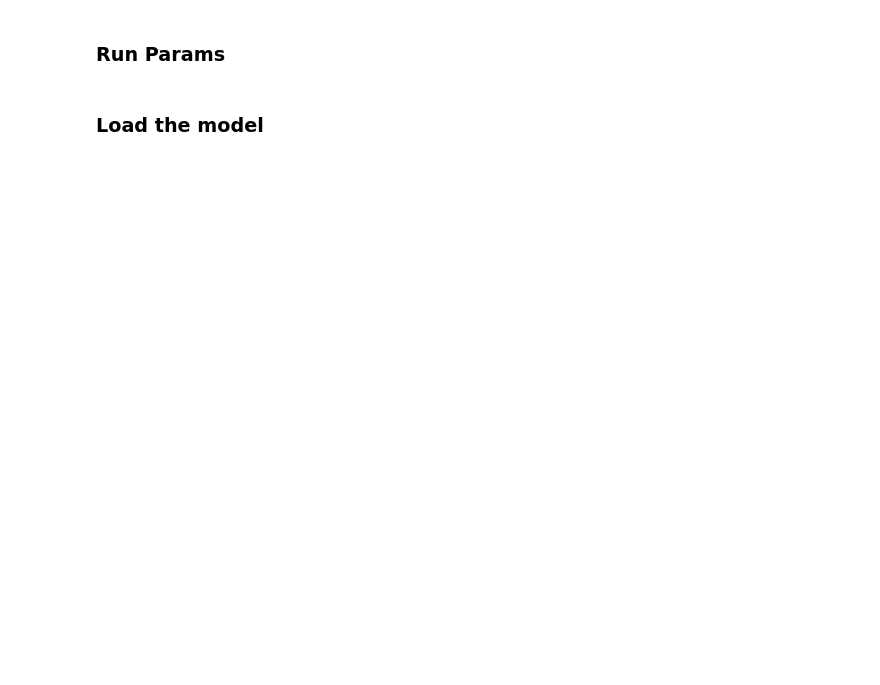
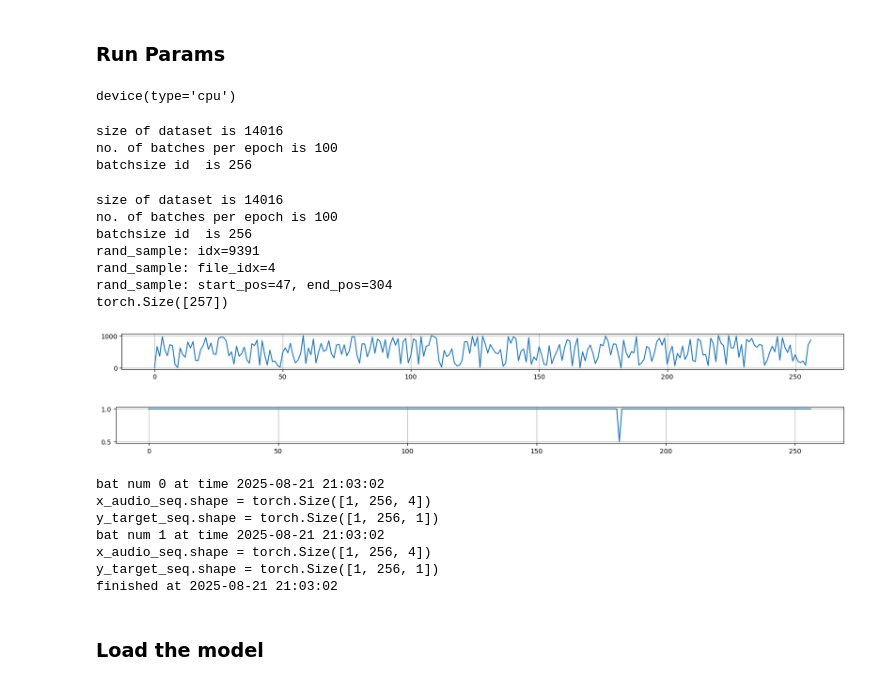
Before and after one commit to lonce/RNNControl2, a Jupyter notebook: Train.ipynb, the cells around one changed output. Drawn from its saved outputs; the diff is of its cells as text; code cells hidden in the pictures; blank space fills up the shorter version.

Commit message:
dac dataset and altered train.py

```diff
--- a/Train.ipynb
+++ b/Train.ipynb
@@ -30,7 +31,7 @@ These parameters are saved to file, and serve several purposes:
 # %%
 resume_checkpoint= None # str(Path("./output/20250808_182912/"))
 #sourcedatadir = str(Path('./data/nsynth.64.76_sm'))
-sourcedatadir = os.path.join(os.getcwd(), 'data', 'nsynth.64.76_sm' )
+sourcedatadir = os.path.join(os.getcwd(), 'data', 'dac_encoded_audio' )
 
 params = dict(
     # Read/write directory of data & parameter files
@@ -63,7 +64,7 @@ params = dict(
     input_size = 1,
     hiddenSize = 24, #100,
     nLayers = 3,
-    numtokens = 128, # mulaw quant levels
+    numtokens = 1024, # mulaw quant levels
     dropout = 0.1
 )
 # %%
@@ -85,6 +106,8 @@ max_length = params['seqLen']*3  #length of the sequence used to inspect progres
 device = torch.device('cuda:0' if torch.cuda.is_available() else 'cpu')
 #device='cpu'
 device
+# %% [output]
+device(type='cpu')
 # %%
 # Some utility functions
 #*************************************
@@ -137,54 +160,75 @@ testdata_config = AudioDatasetConfig(
 )
 
 # === Dataset and Loader ===
-adataset = MuLawAudioDataset2(data_config)
-train_loader = DataLoader(adataset,
+dataset = DACDataset(data_config)
+train_loader = DataLoader(dataset,
                              batch_size=params['batch_size'],
                              shuffle=True,
-                             num_workers=4,
+                             num_workers=0,
                              drop_last=True)
 
-testdataset = MuLawAudioDataset2(testdata_config)
+testdataset = DACDataset(testdata_config)
 test_loader = DataLoader(testdataset,
                             batch_size=1,
                             shuffle=True,
-                            num_workers=4,
+                            num_workers=0,
                             drop_last=True)
 
 # The data "size" is the number of possible sequences the data loader can provide.
 # Since the sequences are chosen randomly from the file, the number of possible sequence is the total number of audio samples in the set (minus the ones that start less than sequence length from the end of the files)
-print("size of dataset is",len(adataset))
+print("size of dataset is",len(dataset))
 print("no. of batches per epoch is", params['batches_per_epoch'])
 print("batchsize id  is", params['batch_size'])
+# %% [output]
+size of dataset is 14016
+no. of batches per epoch is 100
+batchsize id  is 256
 # %%
 # just show some stuff
 
-print("size of dataset is",len(adataset))
+print("size of dataset is",len(dataset))
 print("no. of batches per epoch is", params['batches_per_epoch'])
 print("batchsize id  is", params['batch_size'])
 
-samp = adataset.rand_sample()
+samp = dataset.rand_sample()
 print(samp.shape)
 plt.figure(figsize=(20,1))
 plt.plot(np.arange(len(samp)), samp) #just print one example from the batch
 plt.grid()
 plt.show()
 
 samp = inputcoding(samp)
 plt.figure(figsize=(20,1))
 plt.plot(np.arange(len(samp)), samp) #just print one example from the batch
 plt.grid()
 plt.show()
 
 
 n_batches = 1
 for bat, (x_audio_seq, y_target_seq) in enumerate(test_loader):
     print("bat num {} at time {}".format(bat, mydate()))
     print(f"x_audio_seq.shape = {x_audio_seq.shape}")
     print(f"y_target_seq.shape = {y_target_seq.shape}")
     if bat >= n_batches :
         break;
 print("finished at {}".format(mydate()))
+# %% [output]
+size of dataset is 14016
+no. of batches per epoch is 100
+batchsize id  is 256
+rand_sample: idx=9391
+rand_sample: file_idx=4
+rand_sample: start_pos=47, end_pos=304
+torch.Size([257])
+[figure, added]
+[figure, added]
+bat num 0 at time 2025-08-21 21:03:02
+x_audio_seq.shape = torch.Size([1, 256, 4])
+y_target_seq.shape = torch.Size([1, 256, 1])
+bat num 1 at time 2025-08-21 21:03:02
+x_audio_seq.shape = torch.Size([1, 256, 4])
+y_target_seq.shape = torch.Size([1, 256, 1])
+finished at 2025-08-21 21:03:02
 # %%
 # Define the training cycle (100% teacher forcing for now)
 #*************************************
```
Also changed, not shown: parts of 4 cells of this notebook, 3 other files.
